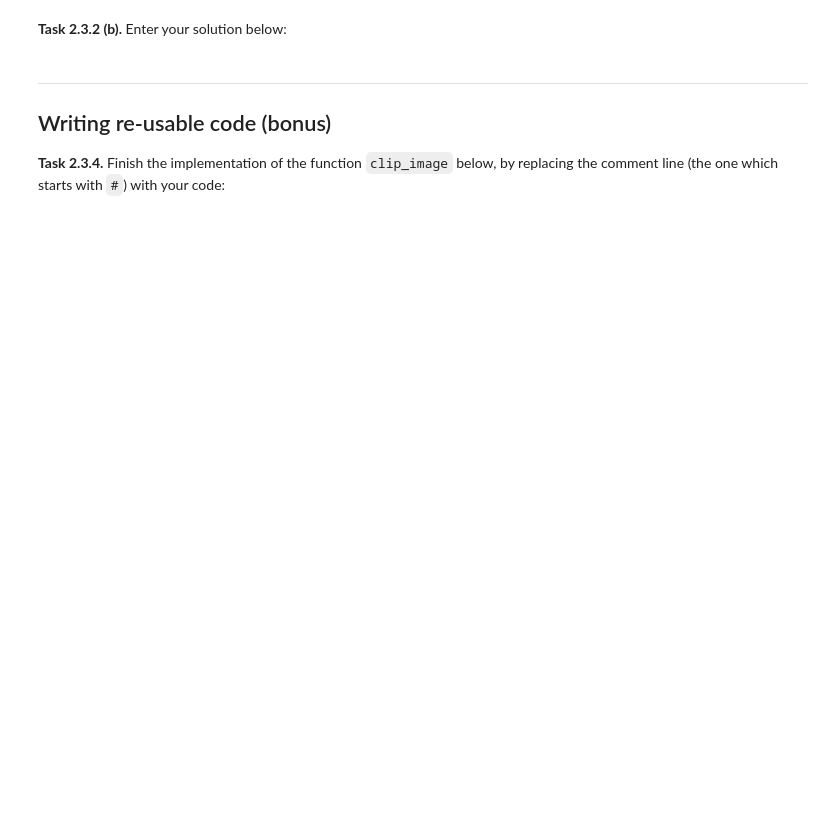
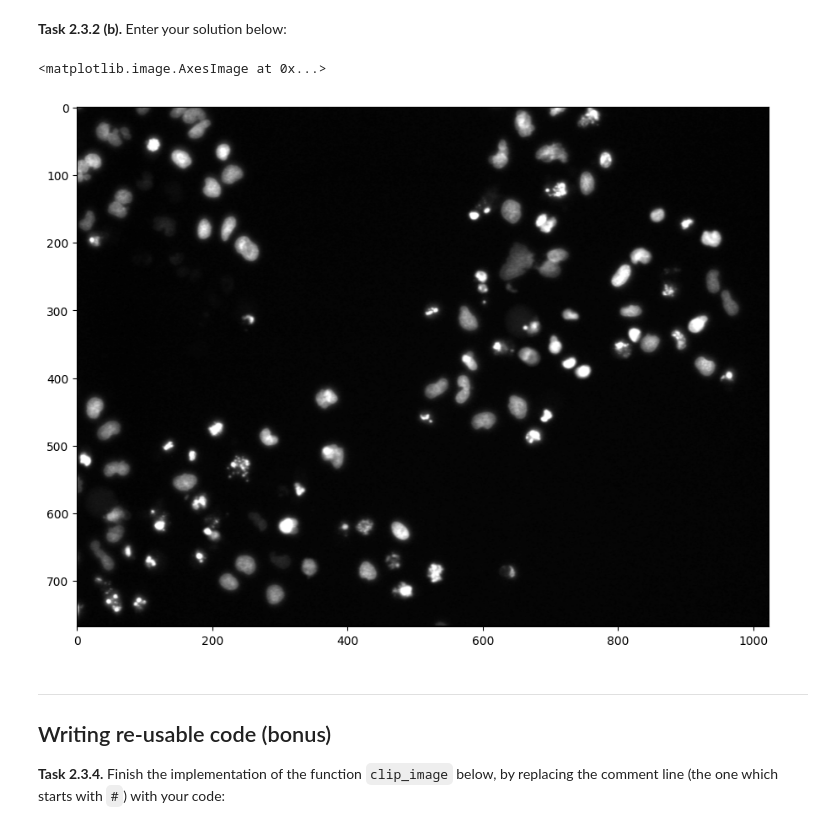
Before and after one commit to vasilev-b/mobi-fs3-python, a Jupyter notebook: task2.ipynb, the cells around one changed output. Drawn from its saved outputs; the diff is of its cells as text; code cells hidden in the pictures; blank space fills up the shorter version.

```diff
--- a/task2.ipynb
+++ b/task2.ipynb
@@ -77,5 +81,20 @@ for i in range(h):
 # %% [markdown]
 **<a id="#">Task 2.3.2 (b).</a>** Enter your solution below:
+# %%
+#I think this is not correct ://
+copy2 = img.copy()
+for i in copy2.flatten():
+    if i < T1:
+        i = T1
+    elif i > T2:
+        i = T2
+    else:
+        i = i
+plt.figure(figsize=(15,8))
+plt.imshow(copy2, "gray")
+# %% [output]
+<matplotlib.image.AxesImage at 0x...>
+[figure, added]
 # %% [markdown]
 ---
 
```
Also changed, not shown: parts of 2 cells of this notebook.
